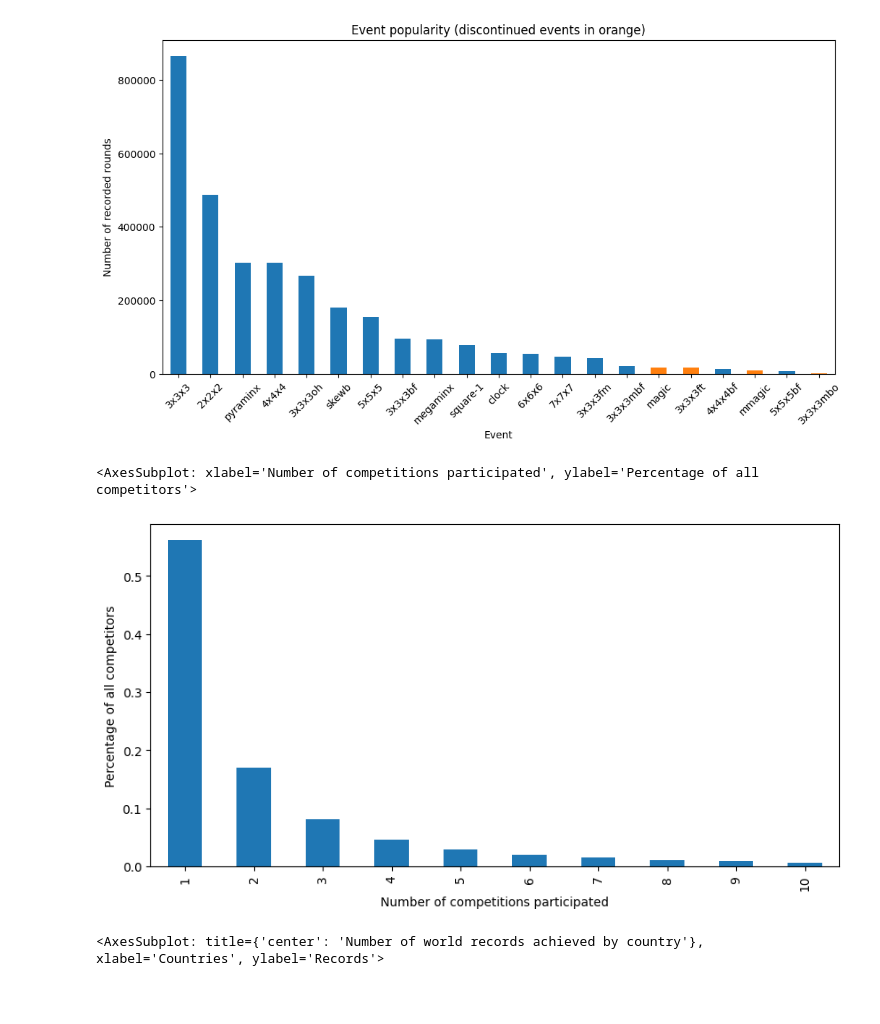
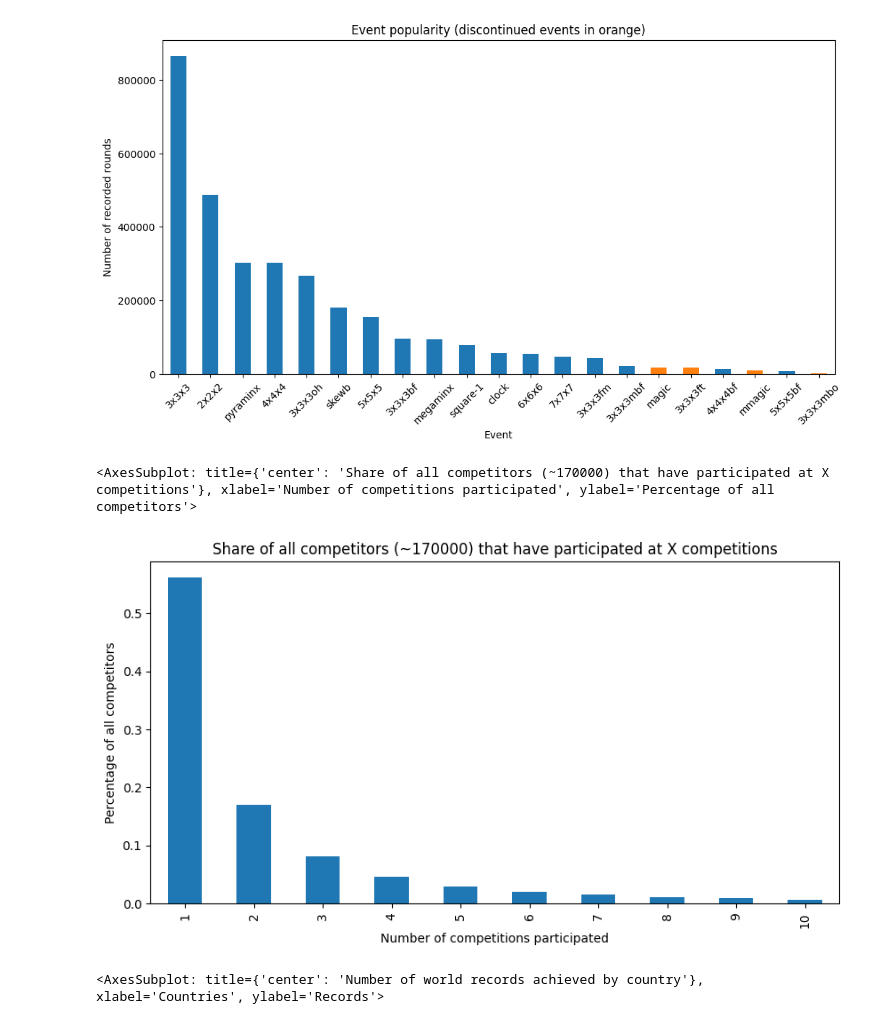
Before and after one commit to oskarkuuse/IDSproject, a Jupyter notebook: notebooks/general.ipynb, the cells around one changed output. Drawn from its saved outputs; the diff is of its cells as text; code cells hidden in the pictures; blank space fills up the shorter version.

```diff
--- a/notebooks/general.ipynb
+++ b/notebooks/general.ipynb
@@ -70,19 +65,18 @@ fig.savefig('../images/plot2.svg', bbox_inches='tight', dpi=1200, format='svg')
 # %% [output]
 [figure]
 # %%
-# Percentage of competitors that have participated at X competitions
+# Proportion of competitors that have participated at X competitions
 
 plt.rcParams['figure.figsize'] = (10, 5)
 compParticipations = pd.read_csv("../datasets/compsParticipated.csv")
 compParticipationsFreq = compParticipations.value_counts().sort_index()
 compParticipationsFreq = compParticipationsFreq / sum(compParticipationsFreq)
 compParticipationsFreq.index = list(x[0] for x in compParticipationsFreq.index)
 
-
-compParticipationsFreq[:10].plot(kind='bar', xlabel="Number of competitions participated", ylabel="Percentage of all competitors")
+compParticipationsFreq[:10].plot(kind='bar', xlabel="Number of competitions participated", ylabel="Percentage of all competitors", title="Share of all competitors (~170000) that have participated at X competitions")
 # %% [output]
-<AxesSubplot: xlabel='Number of competitions participated', ylabel='Percentage of all competitors'>
+<AxesSubplot: title={'center': 'Share of all competitors (~170000) that have participated at X competitions'}, xlabel='Number of competitions participated', ylabel='Percentage of all competitors'>
-[figure, old version]
+[figure, new version]
 # %%
 # Number of records achieved by country (+ what proportion of WR were made up of AVG/SINGLES)
 
```
Also changed, not shown: parts of 4 cells of this notebook, 12 other files.
